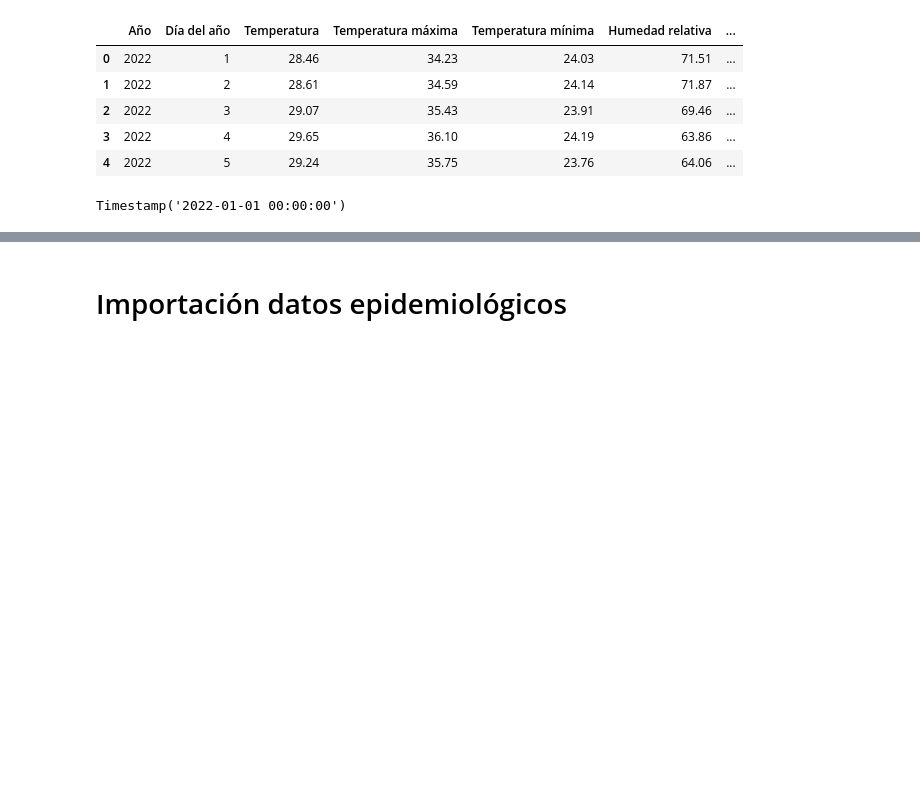
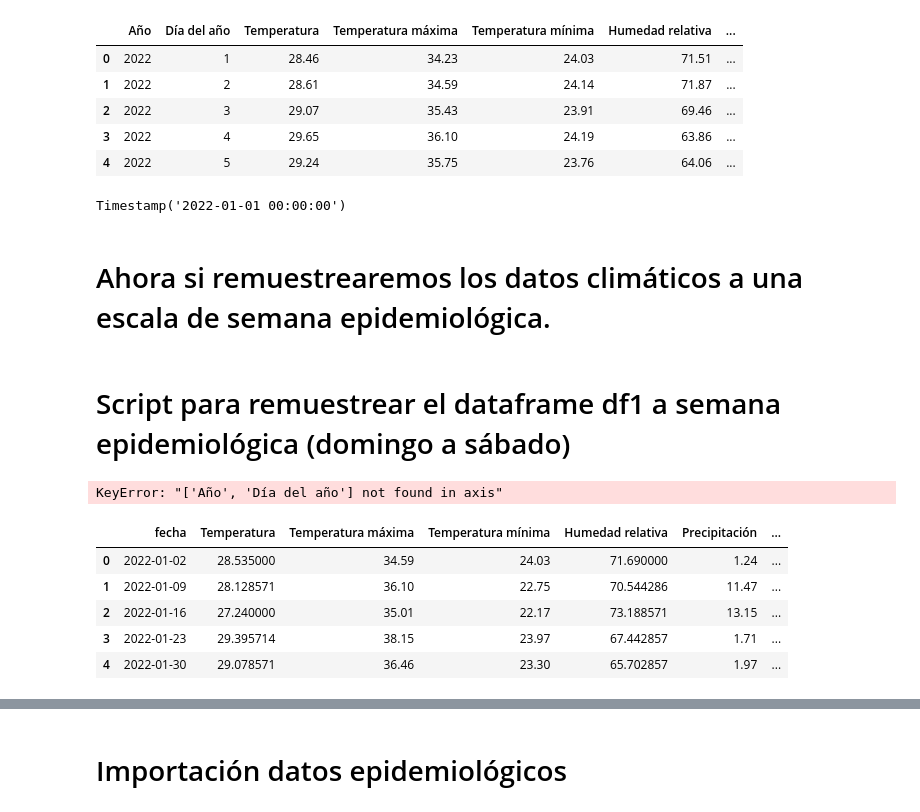
Before and after one commit to marco-canas/arima, a Jupyter notebook: 1_programa_trabajo/2_ejecucion_plan_trabajo/carga_datos.ipynb, the cells around one changed output, grey strips where cells are left out. Cells and saved outputs as stored; diff of their text form; code cells hidden in the pictures; blank space fills up the shorter version.

```diff
--- a/1_programa_trabajo/2_ejecucion_plan_trabajo/carga_datos.ipynb
+++ b/1_programa_trabajo/2_ejecucion_plan_trabajo/carga_datos.ipynb
@@ -119,3 +121,60 @@ df1.fecha = pd.to_datetime(df1.fecha, format='%Y-%m-%d')
 df1.fecha.iloc[0]
 # %% [output]
 Timestamp('2022-01-01 00:00:00')
+# %% [markdown]
+# Ahora si remuestrearemos los datos climáticos a una escala de semana epidemiológica.
+# %% [markdown]
+# Script para remuestrear el dataframe df1 a semana epidemiológica (domingo a sábado)
+# %%
+import pandas as pd
+
+# Asumiendo que df1 ya está cargado en memoria
+
+# Paso 1: Eliminar las columnas 'Año' y 'Día del año'
+df1 = df1.drop(columns=['Año', 'Día del año'])
+
+# Paso 2: Asegurarse que 'fecha' es de tipo datetime
+df1['fecha'] = pd.to_datetime(df1['fecha'])
+
+# Paso 3: Remuestreo a semana epidemiológica (domingo a sábado)
+# Primero establecemos 'fecha' como índice
+df1.set_index('fecha', inplace=True)
+
+# Definimos la función para determinar la semana epidemiológica
+def get_epidemiological_week(date):
+    # Semana epidemiológica comienza en domingo (0) y termina en sábado (6)
+    return (date - pd.to_timedelta(date.dayofweek + 1, unit='D')).strftime('%Y-%U')
+
+# Remuestreamos por semana epidemiológica
+# Usamos 'W-SUN' para que las semanas vayan de domingo a sábado
+df_semanal = df1.resample('W-SUN').agg({
+    'Temperatura': 'mean',
+    'Temperatura máxima': 'max',
+    'Temperatura mínima': 'min',
+    'Humedad relativa': 'mean',
+    'Precipitación': 'sum',
+    'Velocidad del viento': 'mean',
+    'Velocidad de viento máximo': 'max',
+    'Velocidad de viento mínima': 'min'
+})
+
+# Resetear el índice para tener 'fecha' como columna nuevamente
+df_semanal.reset_index(inplace=True)
+
+# Opcional: Agregar columnas de año y semana epidemiológica
+df_semanal['Año epidemiológico'] = df_semanal['fecha'].dt.year
+df_semanal['Semana epidemiológica'] = df_semanal['fecha'].dt.isocalendar().week
+
+# Mostrar las primeras filas del resultado
+df_semanal.head()
+# %% [output]
+KeyError: "['Año', 'Día del año'] not found in axis"
+# %%
+df_semanal.head()
+# %% [output]
+|  | fecha | Temperatura | Temperatura máxima | Temperatura mínima | Humedad relativa | Precipitación | ... |
+| 0 | 2022-01-02 | 28.535000 | 34.59 | 24.03 | 71.690000 | 1.24 | ... |
+| 1 | 2022-01-09 | 28.128571 | 36.10 | 22.75 | 70.544286 | 11.47 | ... |
+| 2 | 2022-01-16 | 27.240000 | 35.01 | 22.17 | 73.188571 | 13.15 | ... |
+| 3 | 2022-01-23 | 29.395714 | 38.15 | 23.97 | 67.442857 | 1.71 | ... |
+| 4 | 2022-01-30 | 29.078571 | 36.46 | 23.30 | 65.702857 | 1.97 | ... |
```
Also changed, not shown: parts of 8 cells of this notebook, 3 other files.
